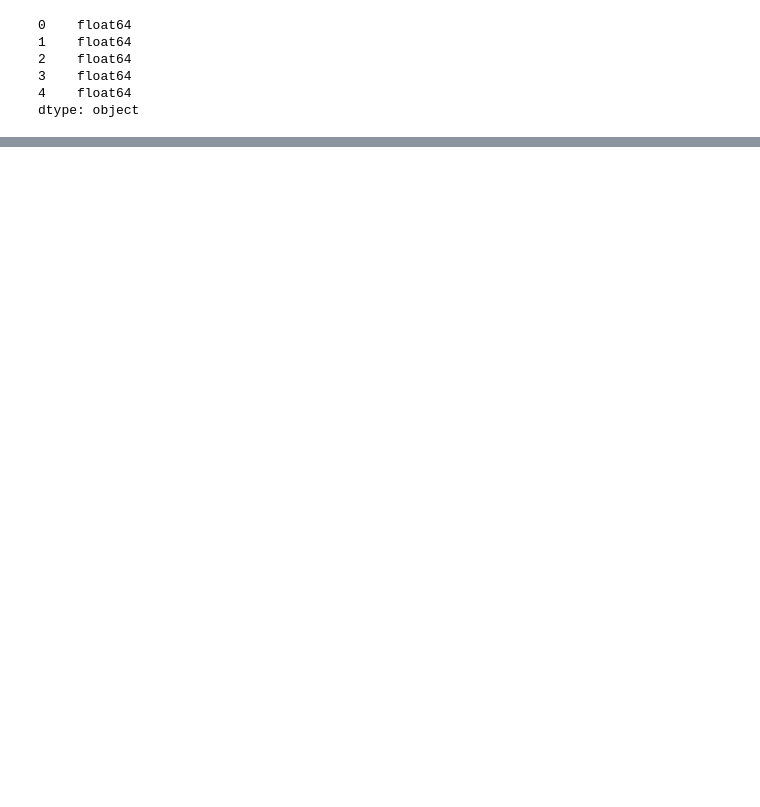
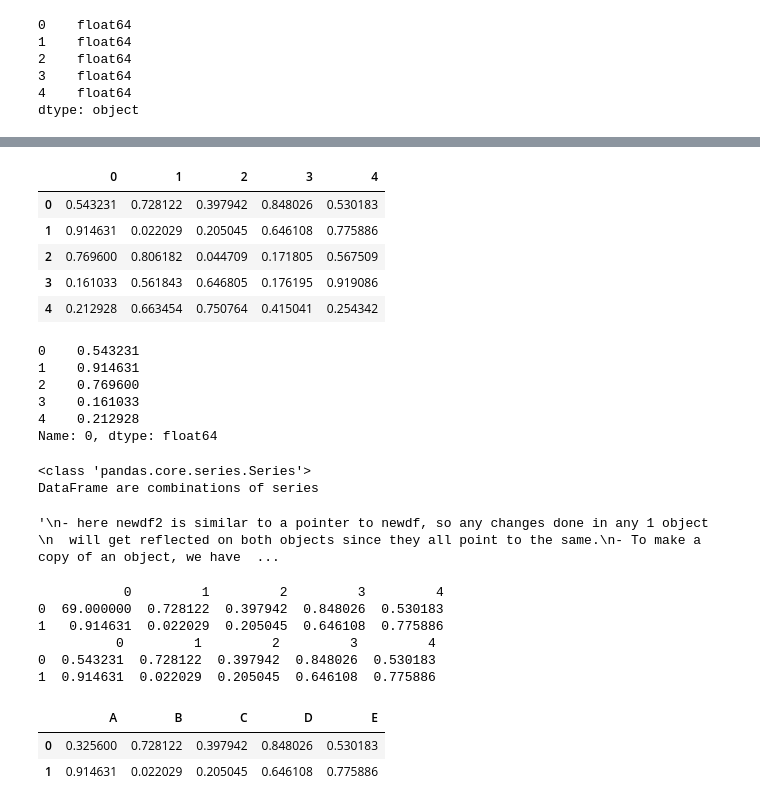
Before and after one commit to sasidharan10/Python, a Jupyter notebook: Pandas/Basics.ipynb, the cells around one changed output, grey strips where cells are left out. Cells and saved outputs as stored; diff of their text form; code cells hidden in the pictures; blank space fills up the shorter version.

```diff
--- a/Pandas/Basics.ipynb
+++ b/Pandas/Basics.ipynb
@@ -141,0 +214,54 @@ dtype: object
+# %%
+newdf.head()
+# %% [output]
+|  | 0 | 1 | 2 | 3 | 4 |
+| 0 | 0.543231 | 0.728122 | 0.397942 | 0.848026 | 0.530183 |
+| 1 | 0.914631 | 0.022029 | 0.205045 | 0.646108 | 0.775886 |
+| 2 | 0.769600 | 0.806182 | 0.044709 | 0.171805 | 0.567509 |
+| 3 | 0.161033 | 0.561843 | 0.646805 | 0.176195 | 0.919086 |
+| 4 | 0.212928 | 0.663454 | 0.750764 | 0.415041 | 0.254342 |
+# %%
+newdf[0].head()
+# %% [output]
+0    0.543231
+1    0.914631
+2    0.769600
+3    0.161033
+4    0.212928
+Name: 0, dtype: float64
+# %%
+print(type(newdf[0]))
+print("DataFrame are combinations of series")
+# %% [output]
+<class 'pandas.core.series.Series'>
+DataFrame are combinations of series
+# %%
+newdf2=newdf
+
+"""
+- here newdf2 is similar to a pointer to newdf, so any changes done in any 1 object
+  will get reflected on both objects since they all point to the same.
+- To make a copy of an object, we have to use .copy().
+"""
+# %% [output]
+'\n- here newdf2 is similar to a pointer to newdf, so any changes done in any 1 object \n  will get reflected on both objects since they all point to the same.\n- To make a copy of an object, we have  ...
+# %%
+newdf2=newdf.copy()
+newdf2.iloc[0,0]=69
+print(newdf2.head(2))
+print(newdf.head(2))
+# %% [output]
+           0         1         2         3         4
+0  69.000000  0.728122  0.397942  0.848026  0.530183
+1   0.914631  0.022029  0.205045  0.646108  0.775886
+          0         1         2         3         4
+0  0.543231  0.728122  0.397942  0.848026  0.530183
+1  0.914631  0.022029  0.205045  0.646108  0.775886
+# %%
+newdf.iloc[0,0]=0.3256
+newdf.columns=list("ABCDE")
+newdf.head(2)
+# %% [output]
+|  | A | B | C | D | E |
+| 0 | 0.325600 | 0.728122 | 0.397942 | 0.848026 | 0.530183 |
+| 1 | 0.914631 | 0.022029 | 0.205045 | 0.646108 | 0.775886 |
```
Also changed, not shown: parts of 23 cells of this notebook, 1 other file.
